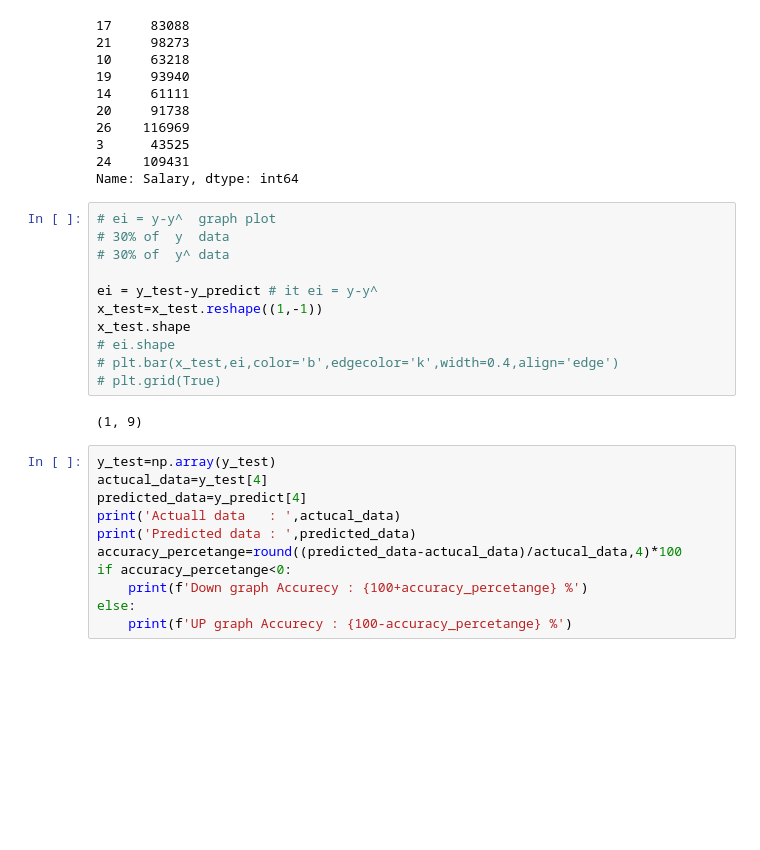
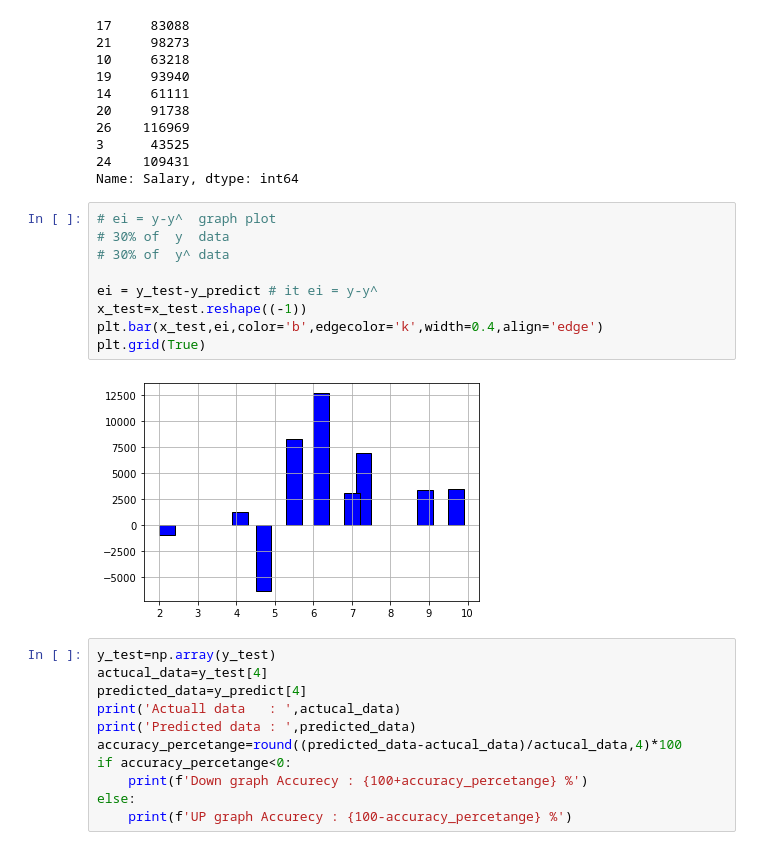
Before and after one commit to pv05/linear_Regression, a Jupyter notebook: simple_linear_regression.ipynb, the cells around one changed output. Saved outputs shown, nothing was run; the diff lists cells and outputs as text; blank space fills up the shorter version.

```diff
--- a/simple_linear_regression.ipynb
+++ b/simple_linear_regression.ipynb
@@ -167,19 +167,17 @@ y_test
 3      43525
 24    109431
 Name: Salary, dtype: int64
-# %%
-# ei = y-y^  graph plot
-# 30% of  y  data
-# 30% of  y^ data
-
-ei = y_test-y_predict # it ei = y-y^
-x_test=x_test.reshape((1,-1))
-x_test.shape
-# ei.shape
-# plt.bar(x_test,ei,color='b',edgecolor='k',width=0.4,align='edge')
-# plt.grid(True)
-# %% [output]
-(1, 9)
+# %%
+# ei = y-y^  graph plot
+# 30% of  y  data
+# 30% of  y^ data
+
+ei = y_test-y_predict # it ei = y-y^
+x_test=x_test.reshape((-1))
+plt.bar(x_test,ei,color='b',edgecolor='k',width=0.4,align='edge')
+plt.grid(True)
+# %% [output]
+[figure, added]
 # %%
 y_test=np.array(y_test)
 actucal_data=y_test[4]
```
Also changed, not shown: parts of 2 cells of this notebook, 1 other file.
